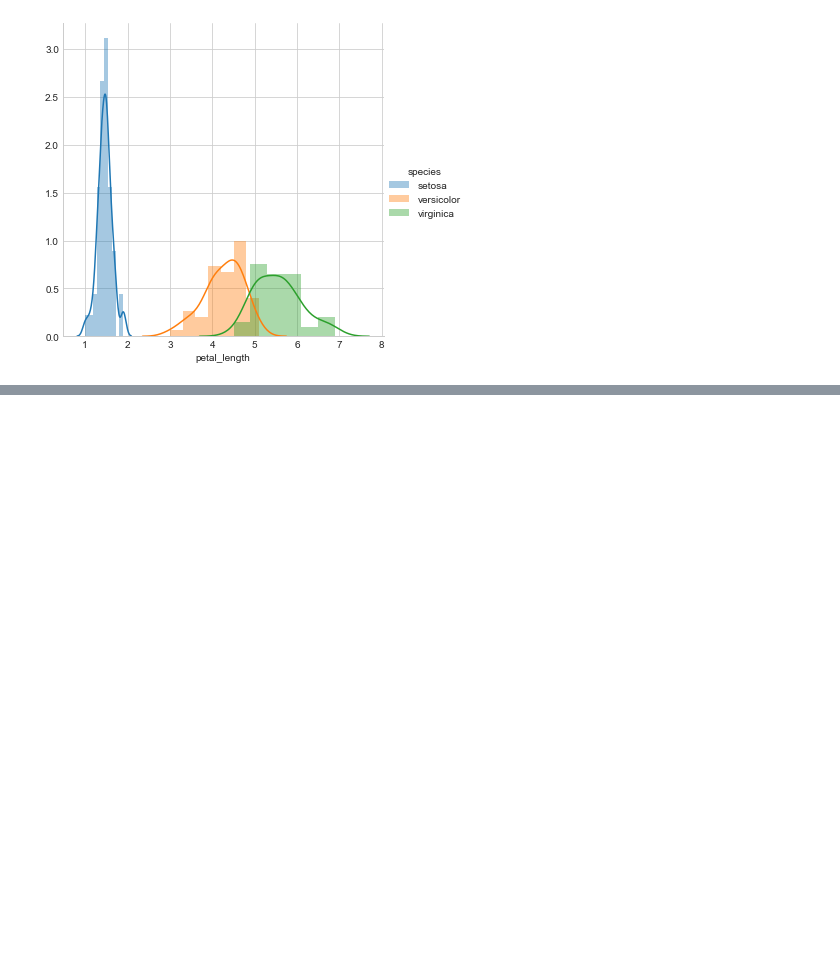
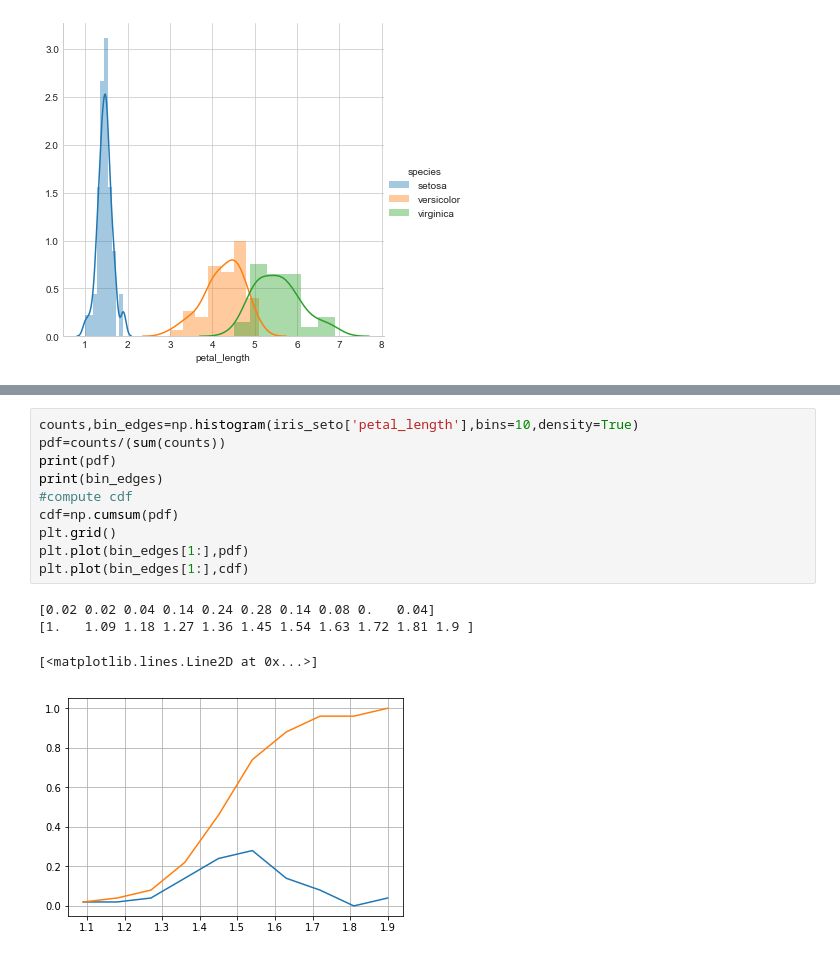
Before and after one commit to kuttyselva/applied-ai, a Jupyter notebook: eda.ipynb, the cells around one changed output, grey strips where cells are left out. Cells and saved outputs as stored; diff of their text form; blank space fills up the shorter version.

```diff
--- a/eda.ipynb
+++ b/eda.ipynb
@@ -63,0 +88,15 @@ plt.show()
+# %%
+counts,bin_edges=np.histogram(iris_seto['petal_length'],bins=10,density=True)
+pdf=counts/(sum(counts))
+print(pdf)
+print(bin_edges)
+#compute cdf
+cdf=np.cumsum(pdf)
+plt.grid()
+plt.plot(bin_edges[1:],pdf)
+plt.plot(bin_edges[1:],cdf)
+# %% [output]
+[0.02 0.02 0.04 0.14 0.24 0.28 0.14 0.08 0.   0.04]
+[1.   1.09 1.18 1.27 1.36 1.45 1.54 1.63 1.72 1.81 1.9 ]
+[<matplotlib.lines.Line2D at 0x...>]
+[figure, added]
```
Also changed, not shown: parts of 13 cells of this notebook, 1 other file.
